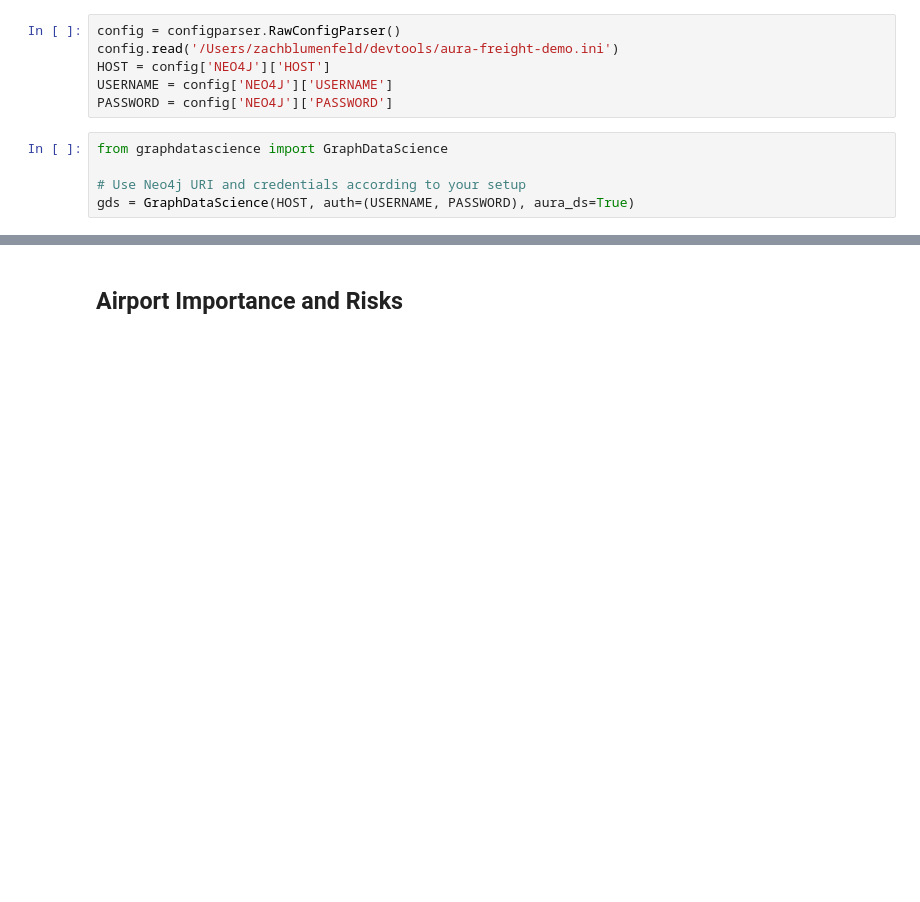
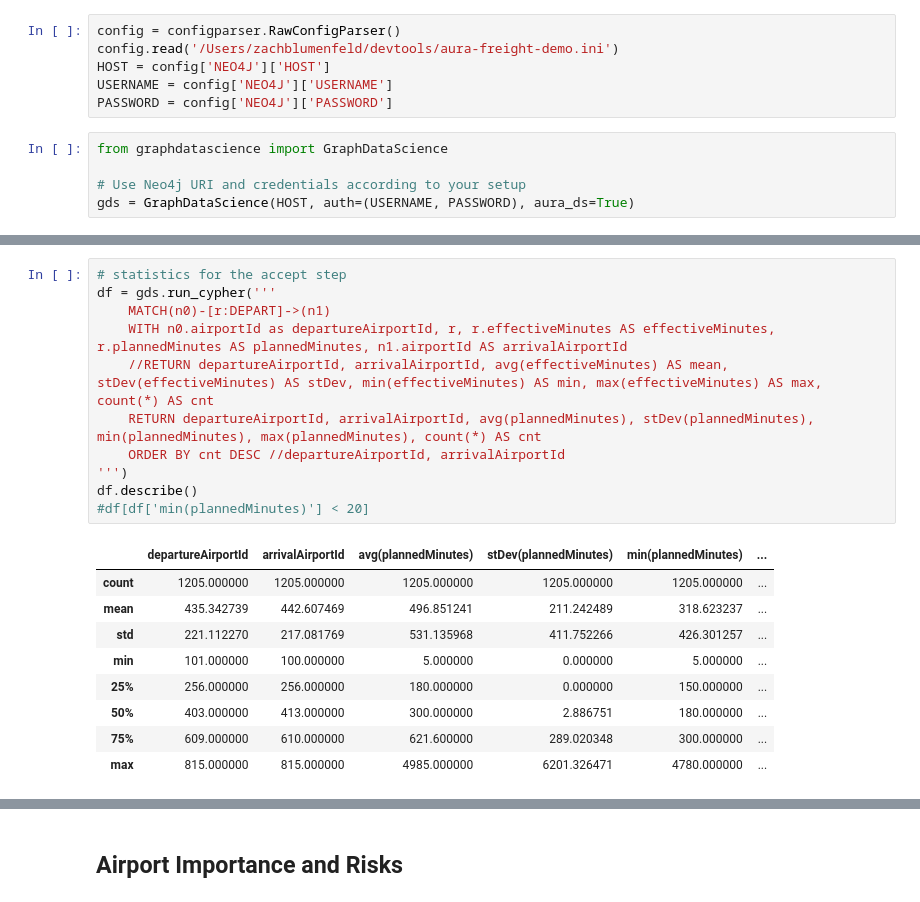
Before and after one commit to neo4j-product-examples/supply-chain-logistics-demo, a Jupyter notebook: airplane-cargo/demo.ipynb, the cells around one changed output, grey strips where cells are left out. Drawn from its saved outputs; the diff is of its cells as text; blank space fills up the shorter version.

```diff
--- a/airplane-cargo/demo.ipynb
+++ b/airplane-cargo/demo.ipynb
@@ -16,0 +98,21 @@ gds = GraphDataScience(HOST, auth=(USERNAME, PASSWORD), aura_ds=True)
+# %%
+# statistics for the accept step
+df = gds.run_cypher('''
+    MATCH(n0)-[r:DEPART]->(n1)
+    WITH n0.airportId as departureAirportId, r, r.effectiveMinutes AS effectiveMinutes, r.plannedMinutes AS plannedMinutes, n1.airportId AS arrivalAirportId
+    //RETURN departureAirportId, arrivalAirportId, avg(effectiveMinutes) AS mean, stDev(effectiveMinutes) AS stDev, min(effectiveMinutes) AS min, max(effectiveMinutes) AS max, count(*) AS cnt
+    RETURN departureAirportId, arrivalAirportId, avg(plannedMinutes), stDev(plannedMinutes), min(plannedMinutes), max(plannedMinutes), count(*) AS cnt
+    ORDER BY cnt DESC //departureAirportId, arrivalAirportId
+''')
+df.describe()
+#df[df['min(plannedMinutes)'] < 20]
+# %% [output]
+|  | departureAirportId | arrivalAirportId | avg(plannedMinutes) | stDev(plannedMinutes) | min(plannedMinutes) | ... |
+| count | 1205.000000 | 1205.000000 | 1205.000000 | 1205.000000 | 1205.000000 | ... |
+| mean | 435.342739 | 442.607469 | 496.851241 | 211.242489 | 318.623237 | ... |
+| std | 221.112270 | 217.081769 | 531.135968 | 411.752266 | 426.301257 | ... |
+| min | 101.000000 | 100.000000 | 5.000000 | 0.000000 | 5.000000 | ... |
+| 25% | 256.000000 | 256.000000 | 180.000000 | 0.000000 | 150.000000 | ... |
+| 50% | 403.000000 | 413.000000 | 300.000000 | 2.886751 | 180.000000 | ... |
+| 75% | 609.000000 | 610.000000 | 621.600000 | 289.020348 | 300.000000 | ... |
+| max | 815.000000 | 815.000000 | 4985.000000 | 6201.326471 | 4780.000000 | ... |
```
Also changed, not shown: parts of 13 cells of this notebook.
